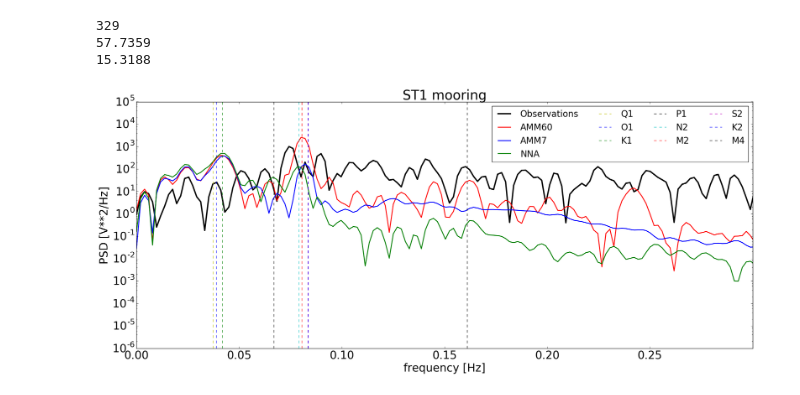
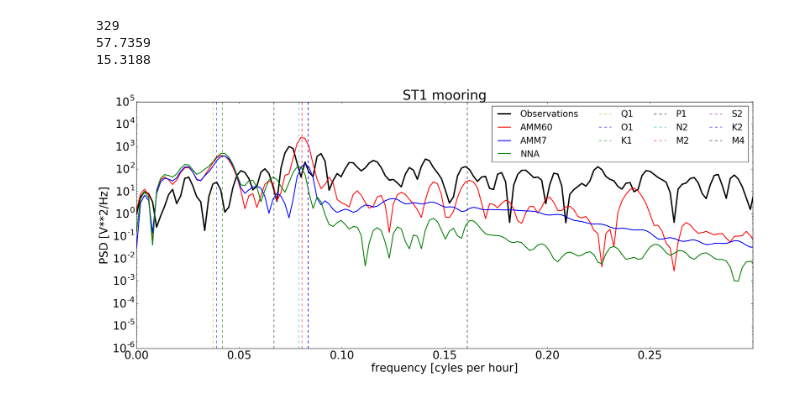
Before and after one commit to jpolton/AMM60_paper, a Jupyter notebook: Programs/FFT/fft_paper.ipynb, the cells around one changed output. Drawn from its saved outputs; the diff is of its cells as text; code cells hidden in the pictures.

```diff
--- a/Programs/FFT/fft_paper.ipynb
+++ b/Programs/FFT/fft_paper.ipynb
@@ -136,32 +136,32 @@ plt.semilogy( [1/period_hrs, 1/period_hrs], [1E-6, 1E7], lineformat,label='N2')
 
 period_hrs = 12.42; lineformat = 'r--'; label='M2'
 plt.semilogy( [1/period_hrs, 1/period_hrs], [1E-6, 1E7], lineformat,label='M2')
 
 period_hrs = 12.00; lineformat = 'm--'; label='S2'
 plt.semilogy( [1/period_hrs, 1/period_hrs], [1E-6, 1E7], lineformat,label='S2')
 
 period_hrs = 11.967; lineformat = 'b--'; label='N2'
 plt.semilogy( [1/period_hrs, 1/period_hrs], [1E-6, 1E7], lineformat,label='K2')
 
 period_hrs = 6.21; lineformat = 'k--'; label='M4'
 plt.semilogy( [1/period_hrs, 1/period_hrs], [1E-6, 1E7], lineformat,label='M4')
 
 
 
 
 
 
 plt.xlim([0,0.3])
 plt.ylim([1E-6, 1E5])
 plt.title(mooring_num+' mooring')
 if (mooring_num == 'ST1'):
     plt.legend(fontsize=20, loc='upper right', ncol=4)
-plt.xlabel('frequency [Hz]')
+plt.xlabel('frequency [cyles per hour]')
 plt.ylabel('PSD [V**2/Hz]')
 
 name = 'fft_'+mooring_num+'.png'
 plt.savefig(str(name))
 
 plt.show()
 # %% [output]
-[figure, old version]
+[figure, new version]
```
Also changed, not shown: parts of 2 cells of this notebook.
